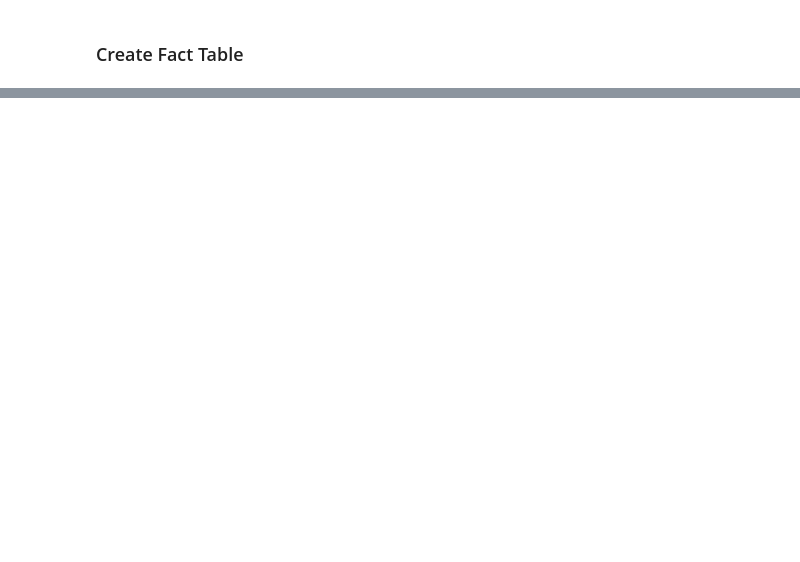
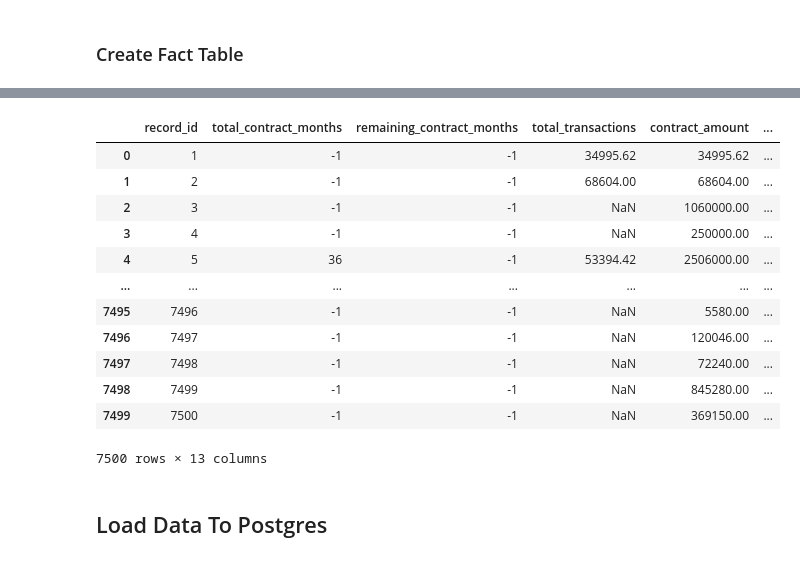
Before and after one commit to LeporidaeLepus/CIS9440_HW, a Jupyter notebook: scripts/commodities_contracts_etl.ipynb, the cells around one changed output, grey strips where cells are left out. Drawn from its saved outputs; the diff is of its cells as text; code cells hidden in the pictures; blank space fills up the shorter version.

```diff
--- a/scripts/commodities_contracts_etl.ipynb
+++ b/scripts/commodities_contracts_etl.ipynb
@@ -372,0 +452,3 @@ vendor_df
+# %%
+fact_merged_df = fact_merged_df.merge(contract_type_df, left_on=['contract_type'], right_on=['contract_type'], how='left')
+fact_merged_df.head(3)
@@ -372,0 +460,3 @@ vendor_df
+# %%
+fact_merged_df = fact_merged_df.merge(department_df, left_on=['department_name'], right_on=['department_name'], how='left')
+fact_merged_df.head(3)
@@ -372,0 +468,3 @@ vendor_df
+# %%
+fact_merged_df = fact_merged_df.merge(vendor_df, left_on=['vendor_name'], right_on=['vendor_name'], how='left')
+fact_merged_df.head(3)
@@ -372,0 +485,6 @@ vendor_df
+# %%
+fact_df = fact_merged_df.loc[:, ['record_id', 'total_contract_months', 'remaining_contract_months',
+                                        'total_transactions', 'contract_amount', 'quarter', 'fisco_year',
+                                        'contract_number', 'contract_type_id', 'department_id', 'vendor_id',
+                                        'start_date_id', 'end_date_id']].copy()
+fact_df.info()
@@ -372,0 +512,22 @@ vendor_df
+# %%
+rename_title={
+    'quarter': 'fisco_quarter',
+    'start_date_id': 'start_date',
+    'end_date_id': 'end_date'
+}
+fact_df = fact_df.rename(columns=rename_title)
+fact_df
+# %% [output]
+|  | record_id | total_contract_months | remaining_contract_months | total_transactions | contract_amount | ... |
+| 0 | 1 | -1 | -1 | 34995.62 | 34995.62 | ... |
+| 1 | 2 | -1 | -1 | 68604.00 | 68604.00 | ... |
+| 2 | 3 | -1 | -1 | NaN | 1060000.00 | ... |
+| 3 | 4 | -1 | -1 | NaN | 250000.00 | ... |
+| 4 | 5 | 36 | -1 | 53394.42 | 2506000.00 | ... |
+| ... | ... | ... | ... | ... | ... | ... |
+| 7495 | 7496 | -1 | -1 | NaN | 5580.00 | ... |
+| 7496 | 7497 | -1 | -1 | NaN | 120046.00 | ... |
+| 7497 | 7498 | -1 | -1 | NaN | 72240.00 | ... |
+| 7498 | 7499 | -1 | -1 | NaN | 845280.00 | ... |
+| 7499 | 7500 | -1 | -1 | NaN | 369150.00 | ... |
+7500 rows × 13 columns
@@ -372,0 +536,2 @@ vendor_df
+# %% [markdown]
+## Load Data To Postgres
```
Also changed, not shown: parts of 22 cells of this notebook, 2 other files.
